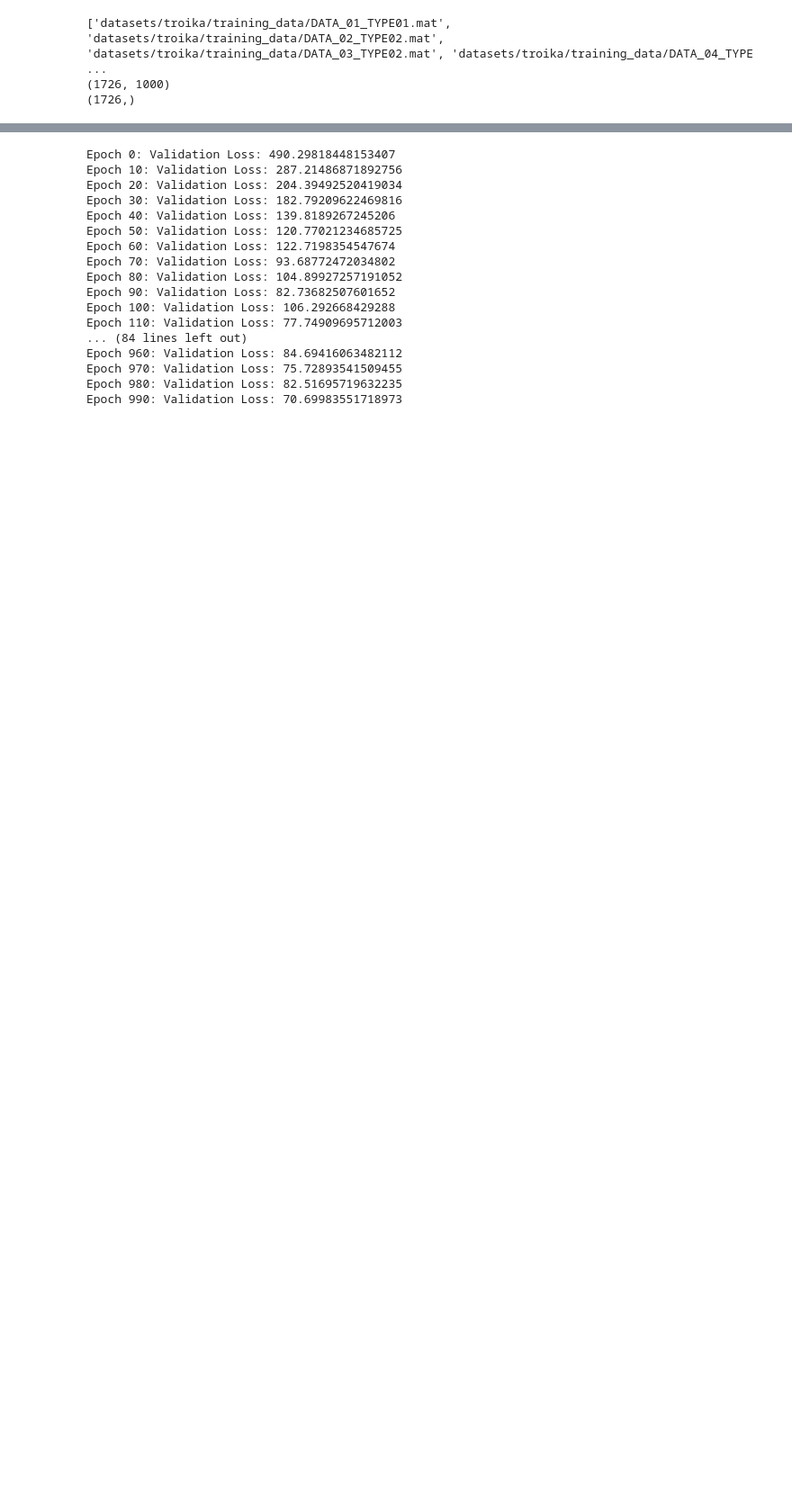
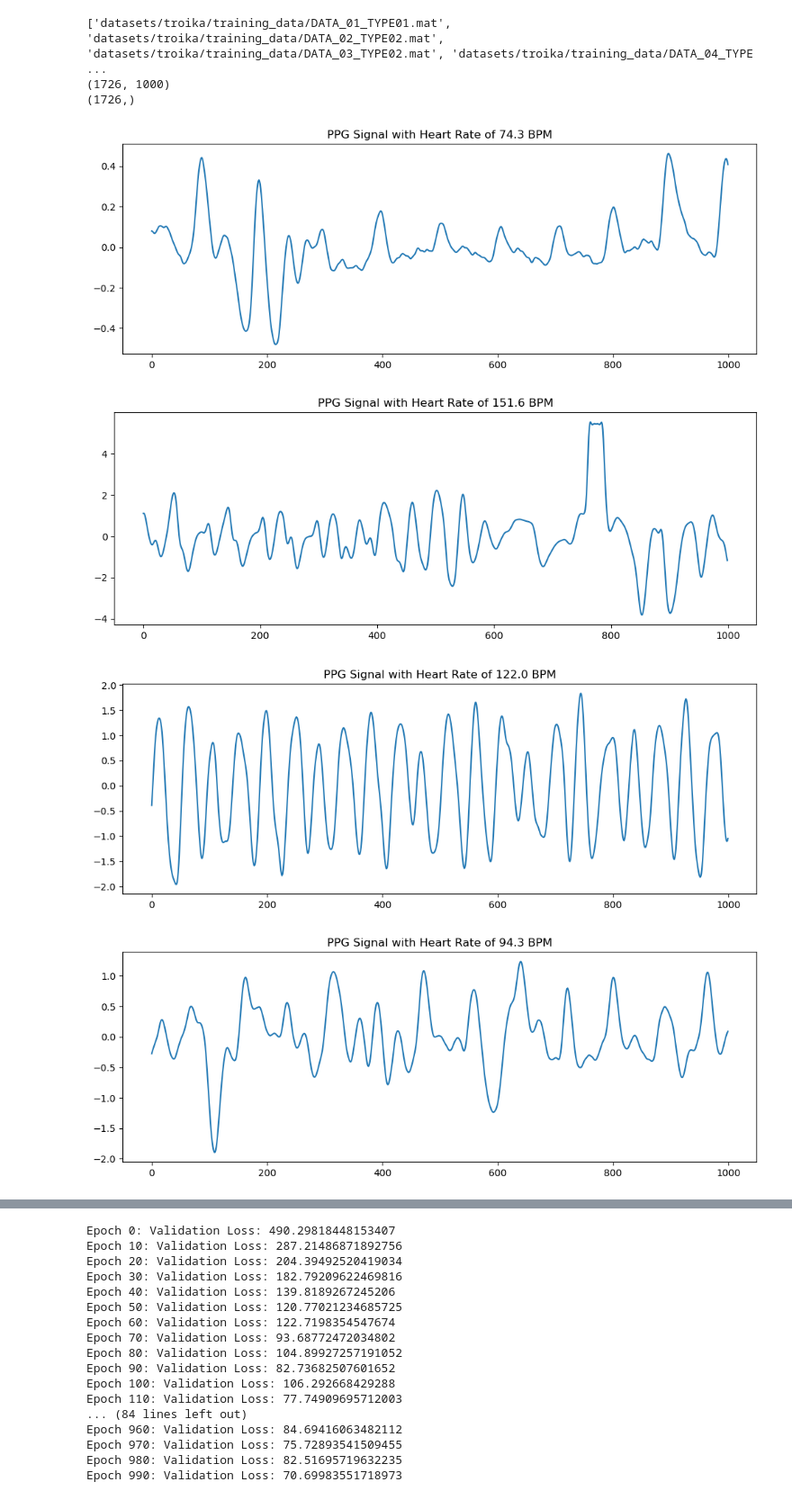
Before and after one commit to tmagcaya/MotionPPGNet, a Jupyter notebook: main.ipynb, the cells around one changed output, grey strips where cells are left out. Shown at 90% size. Cells and saved outputs as stored; diff of their text form; code cells hidden in the pictures; blank space fills up the shorter version.

```diff
--- a/main.ipynb
+++ b/main.ipynb
@@ -145,20 +174,33 @@ print(y.shape)
 # %%
 # Create the dataset
 dataset = TroikaDataset(data_fls, ref_fls, window_length, window_shift, fs)
 
 # Split the dataset into training and testing
 train_size = 0.8
 num_train = int(len(dataset) * train_size)
 num_test = len(dataset) - num_train
 train_dataset, test_dataset = torch.utils.data.random_split(dataset, [num_train, num_test])
 
 # Create data loaders
 train_loader = DataLoader(train_dataset, batch_size=32, shuffle=True)
 test_loader = DataLoader(test_dataset, batch_size=32, shuffle=False)
 
 # Visualize a few of the samples
-# cols, rows = 3, 3
-# for i in range(1, cols * rows + 1):
-#     sample_idx = i+(2*(i-1))
-#     # sample_idx = torch.randint(len(train_dataset), size=(1,)).item()
-#     visualize_dataset_sample(dataset, sample_idx)
+pltviz = viz(figsize=(12, 4))
+
+cols, rows = 3, 3
+for i in range(0, len(dataset), 100):
+    # sample_idx = i+(2*(i-1))
+    ppg, acc, label = dataset[i]
+    ppg_np = ppg.numpy().squeeze()  # Shape is now (window_length,)
+    # Create time axis based on sampling frequency
+    fs = 125  # Your sampling frequency
+    time_axis = np.arange(len(ppg_np)) / fs  # Time in seconds
+
+    pltviz.plot(ppg_np,  title=f'PPG Signal with Heart Rate of {label.item():.1f} BPM')
+    # visualize_dataset_sample(dataset, sample_idx)
+# %% [output]
+[figure, added]
+[figure, added]
+[figure, added]
+[figure, added]
```
Also changed, not shown: parts of 2 cells of this notebook, 2 other files.
